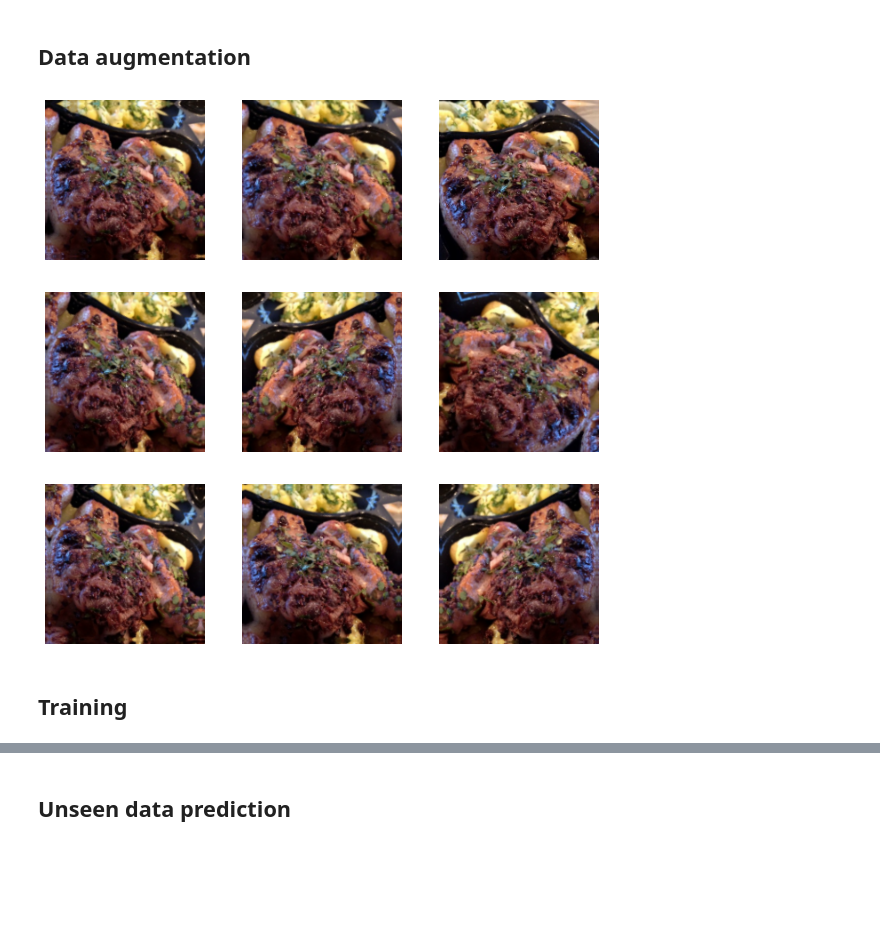
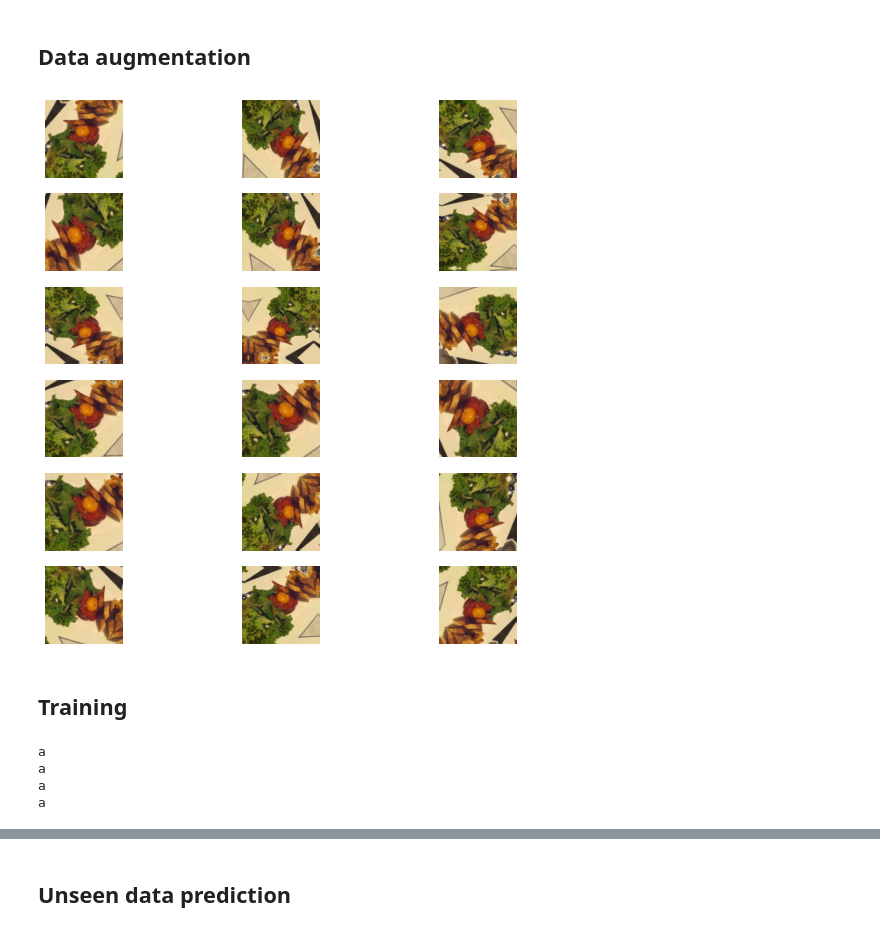
Before and after one commit to hrialan/applied-deep-learning-project, a Jupyter notebook: main.ipynb, the cells around one changed output, grey strips where cells are left out. Drawn from its saved outputs; the diff is of its cells as text; code cells hidden in the pictures; blank space fills up the shorter version.

```diff
--- a/main.ipynb
+++ b/main.ipynb
@@ -28,19 +31,18 @@ Kaggle environment detected
 # %%
-# Uncomment to select few classes
+#Uncomment to select few classes
 
-#classes_to_keep = ['beef_tartare', 'hamburger', 'panna_cotta', 'pizza']
-#
-#if running_on_kaggle:
-#    for elt in classes_to_keep:
-#        try:
-#            shutil.copytree(data_dir + elt,'/kaggle/temp/images_kept/' + elt)
-#        except:
-#            print("class ", elt, "already copied !")
-#    data_dir = '/kaggle/temp/images_kept/'
-#else:
-#    for elt in classes_to_keep:
-#        shutil.copytree(data_dir + elt,'./dataset/food/images_kept/' + elt, dirs_exist_ok=True)
-#    data_dir = './dataset/food/images_kept/'
+classes_to_keep = ['beef_tartare', 'hamburger', 'panna_cotta', 'pizza']
+if running_on_kaggle:
+    for elt in classes_to_keep:
+        try:
+            shutil.copytree(data_dir + elt,'/kaggle/temp/images_kept/' + elt)
+        except:
+            print("class ", elt, "already copied !")
+    data_dir = '/kaggle/temp/images_kept/'
+else:
+    for elt in classes_to_keep:
+        shutil.copytree(data_dir + elt,'./dataset/food/images_kept/' + elt, dirs_exist_ok=True)
+    data_dir = './dataset/food/images_kept/'
 # %%
 batch_size = 32
 img_height = 180
@@ -120,19 +109,19 @@ data_augmentation = keras.Sequential(
                       input_shape=(img_height,
                                   img_width,
                                   3)),
-    layers.experimental.preprocessing.RandomRotation(0.1),
-    layers.experimental.preprocessing.RandomZoom(0.1),
+    layers.experimental.preprocessing.RandomRotation(0.5),
+    layers.experimental.preprocessing.RandomZoom(0.2),
   ]
 )
 # %%
 plt.figure(figsize=(10, 10))
-for images, _ in train_ds.take(100):
-  for i in range(9):
+for images, _ in train_ds.take(1):
+  for i in range(18):
     augmented_images = data_augmentation(images)
-    ax = plt.subplot(3, 3, i + 1)
+    ax = plt.subplot(6, 3, i + 1)
     plt.imshow(augmented_images[0].numpy().astype("uint8"))
     plt.axis("off")
 # %% [output]
-[figure, old version]
+[figure, new version]
 # %% [markdown]
 ## Training
@@ -155,0 +128,25 @@ model = Sequential([
+# %%
+num_classes = len(class_names)
+
+inputLayer = layers.Input((180,180,3))
+augmentation = data_augmentation(inputLayer)
+rescaled = inputLayer/255
+for i in range(4):
+    layer =  layers.Conv2D(64*(i+1), 3, padding='same', activation='relu',strides=(2,2))(rescaled)
+    res_layer = layers.MaxPooling2D()(layer)
+    print('a')
+    layer = layers.Conv2D(64*(i+1), 3, padding='same', activation='relu')(res_layer)
+    layer = layers.Conv2D(64*(i+1), 3, padding='same', activation='relu')(layer)
+    res_layer = layers.Add()([layer, res_layer])
+    layer = layers.Conv2D(64*(i+1), 3, padding='same', activation='relu')(res_layer)
+    layer = layers.Conv2D(64*(i+1), 3, padding='same', activation='relu')(layer)
+    res_layer = layers.Add()([layer, res_layer])
+layer = layers.Flatten()(res_layer)
+output_layer = layers.Dense(num_classes)(layer)
+
+model = keras.models.Model(inputs = [inputLayer], outputs = [output_layer])
+# %% [output]
+a
+a
+a
+a
```
Also changed, not shown: parts of 11 cells of this notebook.
